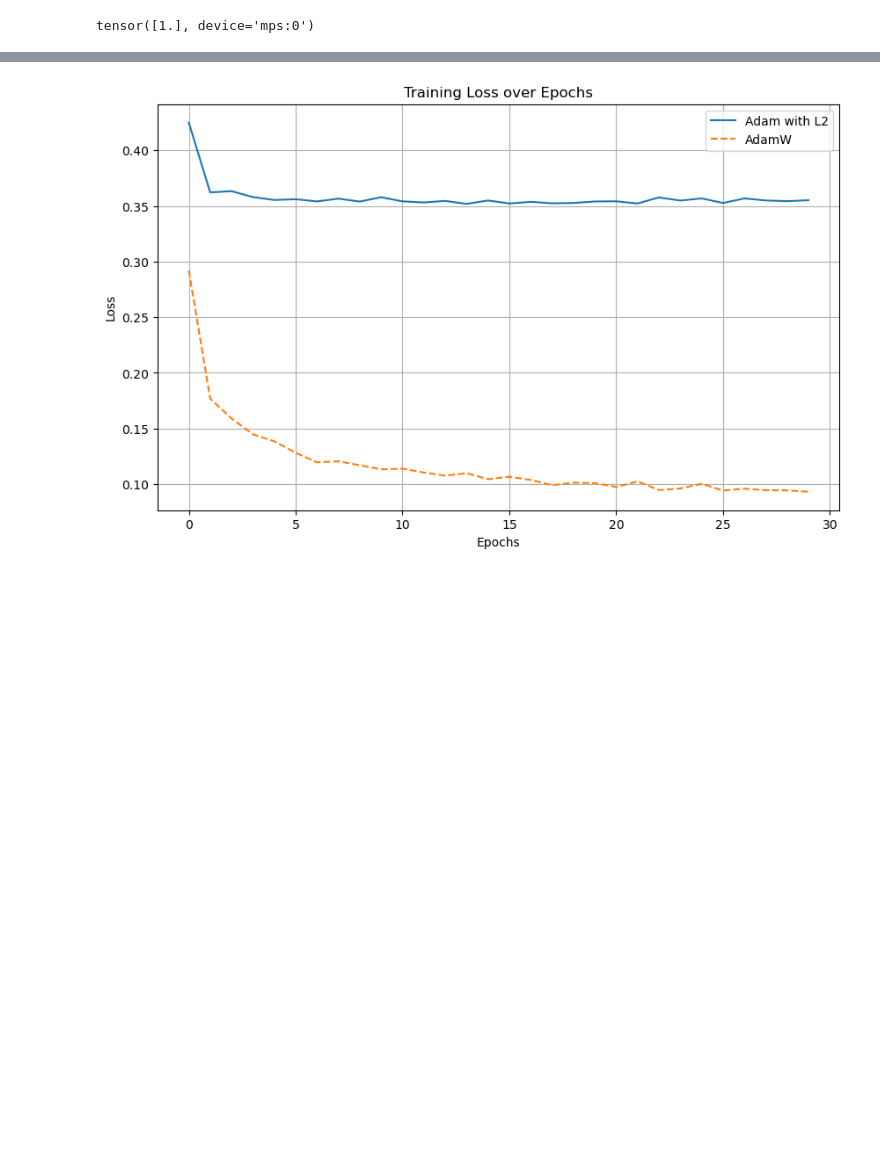
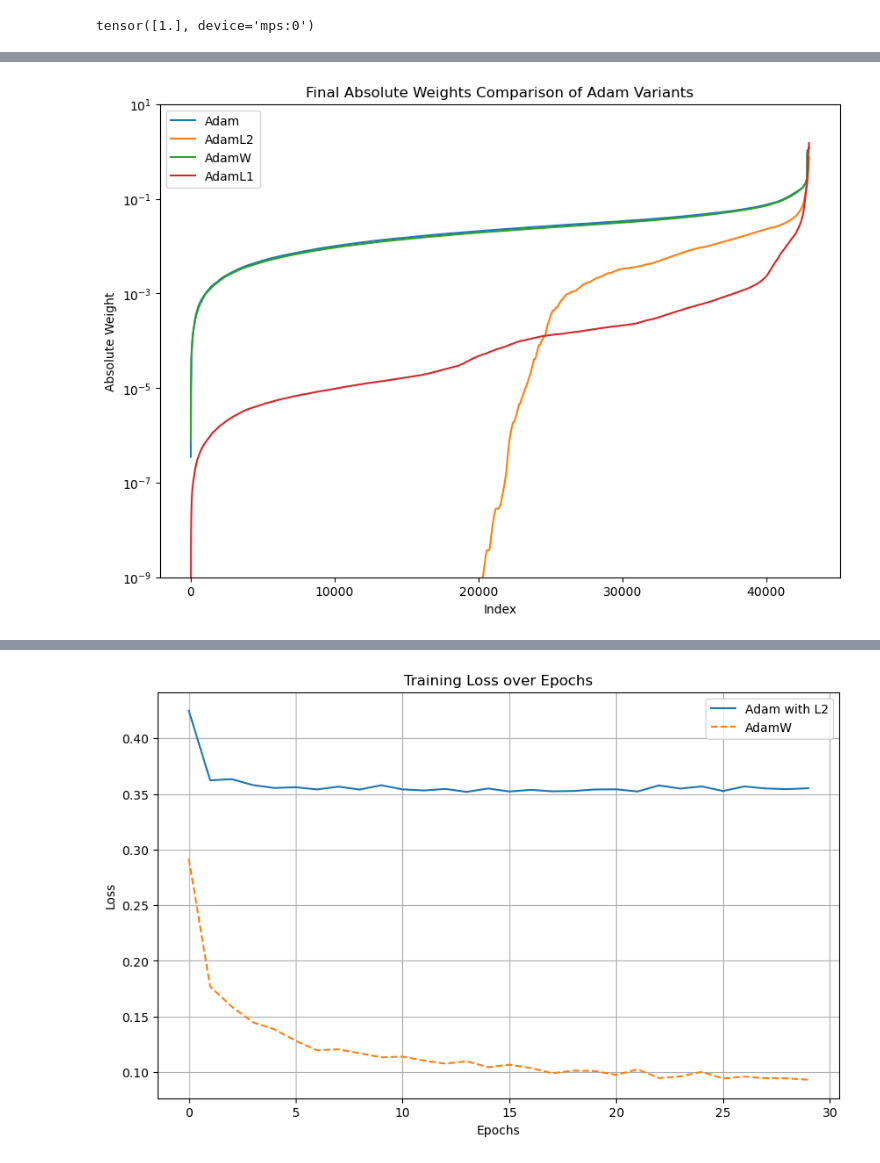
Before and after one commit to Nadav-out/AdamLp, a Jupyter notebook: Adam_AdamW.ipynb, the cells around one changed output, grey strips where cells are left out. Drawn from its saved outputs; the diff is of its cells as text; code cells hidden in the pictures; blank space fills up the shorter version.

```diff
--- a/Adam_AdamW.ipynb
+++ b/Adam_AdamW.ipynb
@@ -32,0 +43,20 @@ test_loader = torch.utils.data.DataLoader(dataset=test_dataset, batch_size=test_
+# %%
+class SimpleNN(nn.Module):
+    def __init__(self):
+        super(SimpleNN, self).__init__()
+        self.fc1 = nn.Linear(28 * 28, 50, bias=False)
+        self.bn1 = nn.BatchNorm1d(50)
+        self.fc2 = nn.Linear(50, 40, bias=False)
+        self.bn2 = nn.BatchNorm1d(40)
+        self.fc3 = nn.Linear(40, 30, bias=False)
+        self.bn3 = nn.BatchNorm1d(30)
+        self.fc4 = nn.Linear(30, 10, bias=False)
+        self.bn4 = nn.BatchNorm1d(10)
+
+    def forward(self, x):
+        x = x.view(-1, 28*28)
+        x = self.bn1(F.relu(self.fc1(x)))
+        x = self.bn2(F.relu(self.fc2(x)))
+        x = self.bn3(F.relu(self.fc3(x)))
+        x = self.bn4(F.relu(self.fc4(x)))
+        return F.log_softmax(x, dim=1)
@@ -32,0 +208,17 @@ test_loader = torch.utils.data.DataLoader(dataset=test_dataset, batch_size=test_
+# %%
+# Plotting the final sorted absolute weights
+plt.figure(figsize=(10, 7))
+# plt.semilogy(adam_final_weights_0, label='Adam free Final')
+plt.semilogy(get_sorted_weights(adam_model_0), label='Adam')
+plt.semilogy(get_sorted_weights(adamL2_model), label='AdamL2')
+plt.semilogy(get_sorted_weights(adamW_model), label='AdamW')
+plt.semilogy(get_sorted_weights(adamL1_model), label='AdamL1')
+
+plt.xlabel('Index')
+plt.ylabel('Absolute Weight')
+plt.legend()
+plt.title('Final Absolute Weights Comparison of Adam Variants')
+plt.ylim(1e-9, 1e1)
+plt.show()
+# %% [output]
+[figure, added]
```
Also changed, not shown: parts of 15 cells of this notebook.
